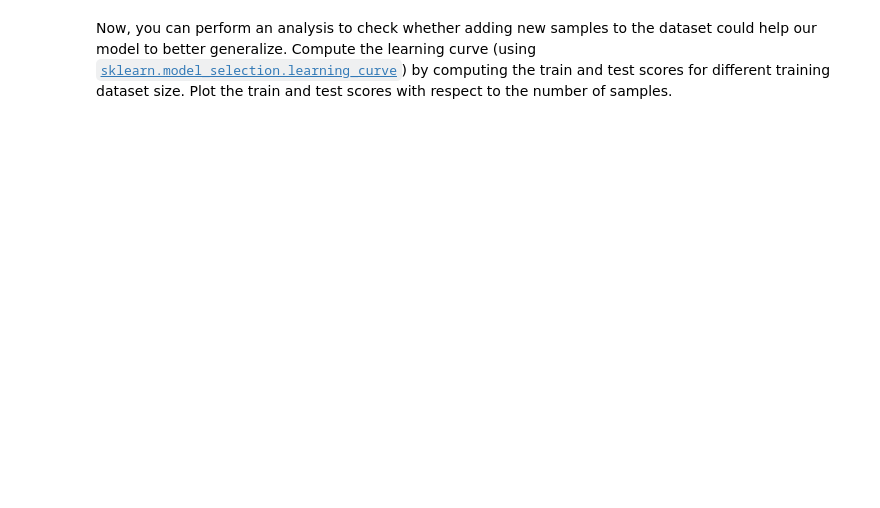
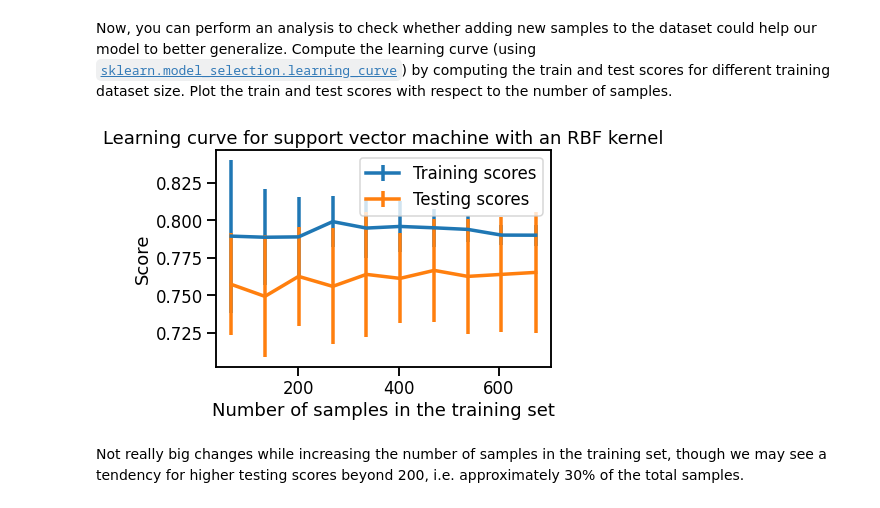
Before and after one commit to sbwiecko/scikit-learn-mooc, a Jupyter notebook: notebooks/cross_validation_ex_01.ipynb, the cells around one changed output. Cells and saved outputs as stored; diff of their text form; code cells hidden in the pictures; blank space fills up the shorter version.

```diff
--- a/notebooks/cross_validation_ex_01.ipynb
+++ b/notebooks/cross_validation_ex_01.ipynb
@@ -108,0 +199,36 @@ Plot the train and test scores with respect to the number of samples.
+# %%
+from sklearn.model_selection import learning_curve
+
+train_sizes = np.linspace(0.1, 1.0, num=10, endpoint=True)
+
+results = learning_curve(
+    pipeline,
+    data,
+    target,
+    train_sizes=train_sizes,
+    cv=cv,
+)
+
+train_size, train_scores, test_scores = results[:3]
+
+plt.errorbar(
+    x=train_size,
+    y=train_scores.mean(axis=1),
+    yerr=train_scores.std(axis=1),
+    label="Training scores"
+)
+plt.errorbar(
+    x=train_size,
+    y=test_scores.mean(axis=1),
+    yerr=test_scores.std(axis=1),
+    label="Testing scores"
+)
+plt.legend()
+
+plt.xlabel("Number of samples in the training set")
+plt.ylabel("Score")
+_ = plt.title("Learning curve for support vector machine with an RBF kernel")
+# %% [output]
+[figure, added]
+# %% [markdown]
+Not really big changes while increasing the number of samples in the training set, though we may see a tendency for higher testing scores beyond 200, i.e. approximately 30% of the total samples.
```
Also changed, not shown: parts of 11 cells of this notebook, 2 other files.
